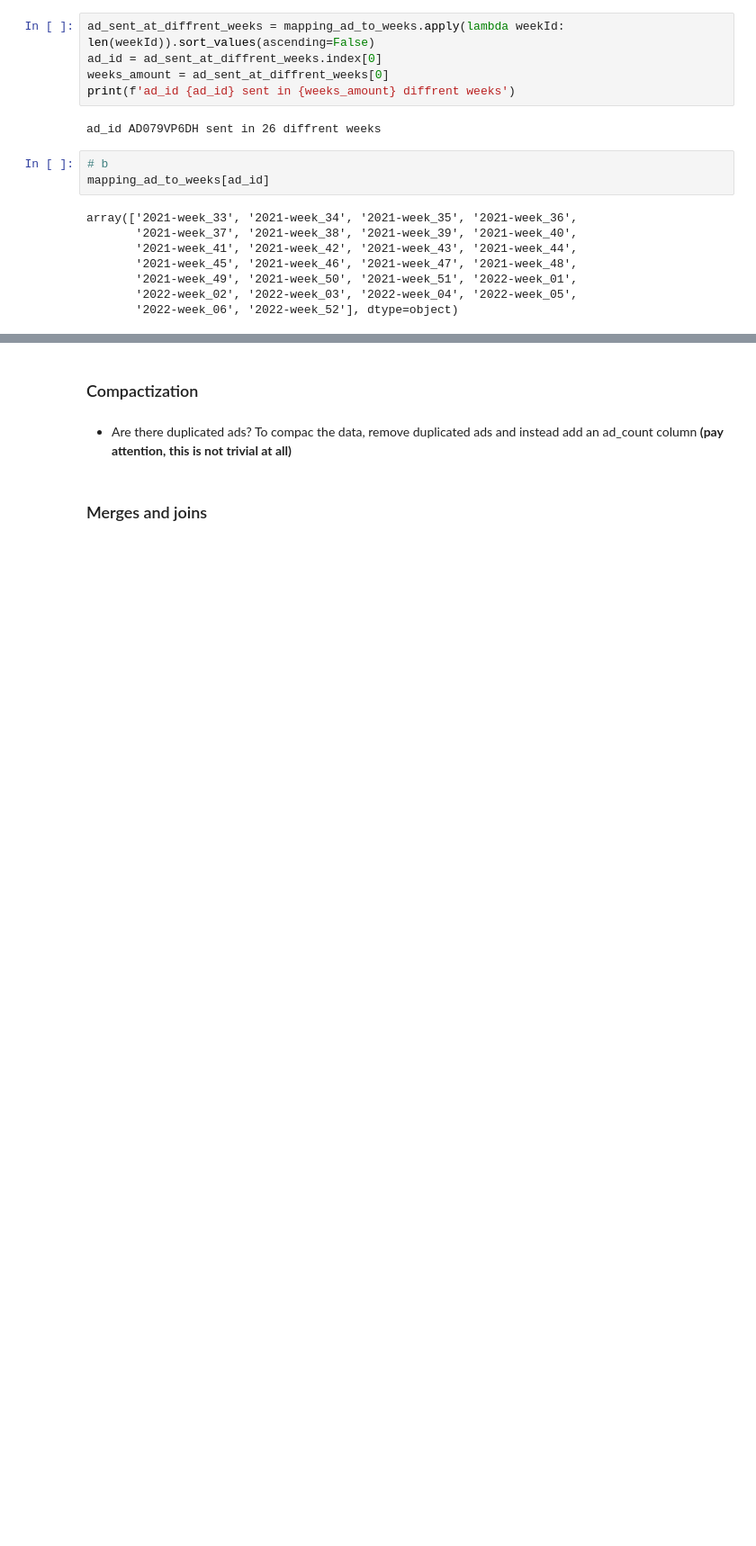
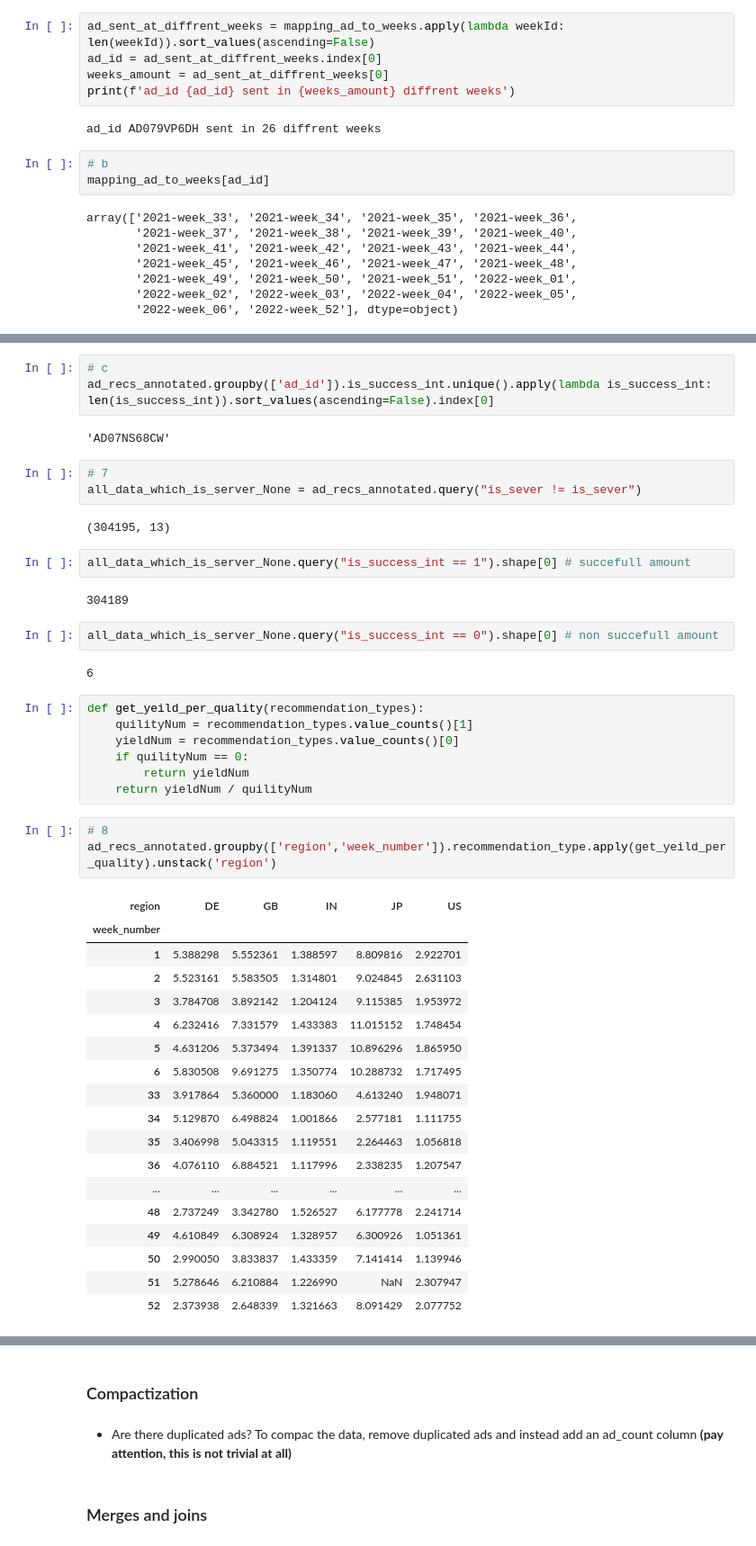
Before and after one commit to edoson/Python-ML--Pandas, a Jupyter notebook: Exercise 2 - Sulotion.ipynb, the cells around one changed output, grey strips where cells are left out. Shown at 90% size. Cells and saved outputs as stored; diff of their text form; blank space fills up the shorter version.

```diff
--- a/Exercise 2 - Sulotion.ipynb
+++ b/Exercise 2 - Sulotion.ipynb
@@ -461,0 +438,47 @@ ad_recs_annotated.groupby(['ad_id','week_id']).is_success_int.unique().unstack('
+# %%
+# c
+ad_recs_annotated.groupby(['ad_id']).is_success_int.unique().apply(lambda is_success_int: len(is_success_int)).sort_values(ascending=False).index[0]
+# %% [output]
+'AD07NS68CW'
+# %%
+# 7
+all_data_which_is_server_None = ad_recs_annotated.query("is_sever != is_sever")
+# %% [output]
+(304195, 13)
+# %%
+all_data_which_is_server_None.query("is_success_int == 1").shape[0] # succefull amount
+# %% [output]
+304189
+# %%
+all_data_which_is_server_None.query("is_success_int == 0").shape[0] # non succefull amount
+# %% [output]
+6
+# %%
+def get_yeild_per_quality(recommendation_types):
+    quilityNum = recommendation_types.value_counts()[1]
+    yieldNum = recommendation_types.value_counts()[0]
+    if quilityNum == 0:
+        return yieldNum
+    return yieldNum / quilityNum
+# %%
+# 8
+ad_recs_annotated.groupby(['region','week_number']).recommendation_type.apply(get_yeild_per_quality).unstack('region')
+# %% [output]
+| region | DE | GB | IN | JP | US |
+| week_number |  |  |  |  |  |
+| 1 | 5.388298 | 5.552361 | 1.388597 | 8.809816 | 2.922701 |
+| 2 | 5.523161 | 5.583505 | 1.314801 | 9.024845 | 2.631103 |
+| 3 | 3.784708 | 3.892142 | 1.204124 | 9.115385 | 1.953972 |
+| 4 | 6.232416 | 7.331579 | 1.433383 | 11.015152 | 1.748454 |
+| 5 | 4.631206 | 5.373494 | 1.391337 | 10.896296 | 1.865950 |
+| 6 | 5.830508 | 9.691275 | 1.350774 | 10.288732 | 1.717495 |
+| 33 | 3.917864 | 5.360000 | 1.183060 | 4.613240 | 1.948071 |
+| 34 | 5.129870 | 6.498824 | 1.001866 | 2.577181 | 1.111755 |
+| 35 | 3.406998 | 5.043315 | 1.119551 | 2.264463 | 1.056818 |
+| 36 | 4.076110 | 6.884521 | 1.117996 | 2.338235 | 1.207547 |
+| ... | ... | ... | ... | ... | ... |
+| 48 | 2.737249 | 3.342780 | 1.526527 | 6.177778 | 2.241714 |
+| 49 | 4.610849 | 6.308924 | 1.328957 | 6.300926 | 1.051361 |
+| 50 | 2.990050 | 3.833837 | 1.433359 | 7.141414 | 1.139946 |
+| 51 | 5.278646 | 6.210884 | 1.226990 | NaN | 2.307947 |
+| 52 | 2.373938 | 2.648339 | 1.321663 | 8.091429 | 2.077752 |
```
Also changed, not shown: parts of 18 cells of this notebook.
